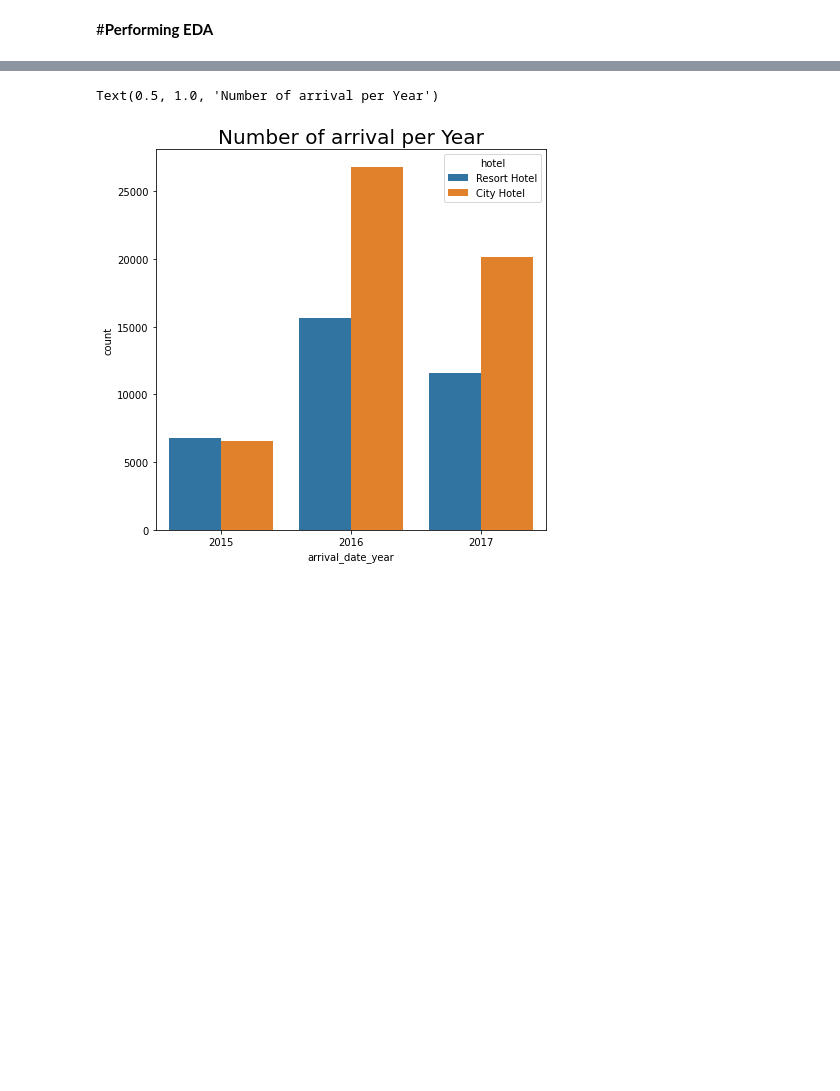
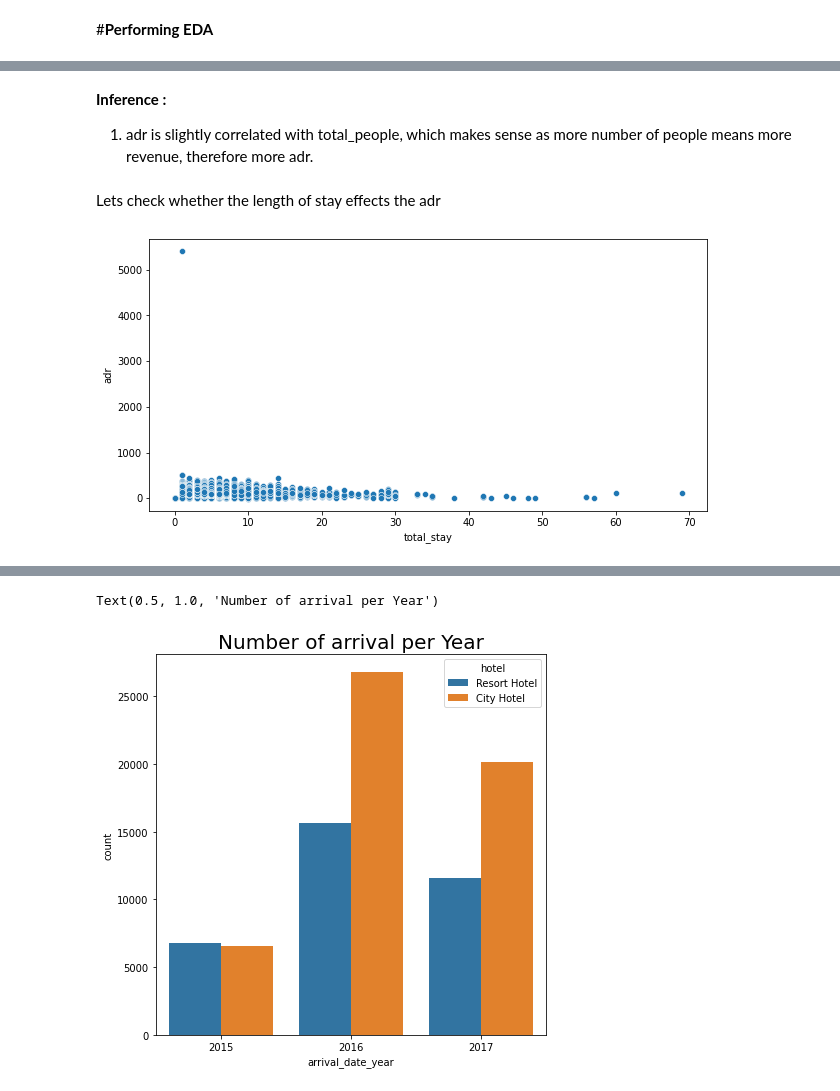
Before and after one commit to rohithv-21/Hotel-booking-analysis, a Jupyter notebook: Hotel_booking_analysis_(Team).ipynb, the cells around one changed output, grey strips where cells are left out. Drawn from its saved outputs; the diff is of its cells as text; code cells hidden in the pictures; blank space fills up the shorter version.

```diff
--- a/Hotel_booking_analysis_(Team).ipynb
+++ b/Hotel_booking_analysis_(Team).ipynb
@@ -290,0 +298,12 @@ reservation_status:
+# %% [markdown]
+
+**Inference :**
+1.   adr is slightly correlated with total_people, which makes sense as more number of people means more revenue, therefore more adr.
+# %% [markdown]
+Lets check whether the length of stay effects the adr
+# %%
+plt.figure(figsize = (10,5))
+sns.scatterplot(y = 'adr', x = 'total_stay', data = df)
+plt.show()
+# %% [output]
+[figure, added]
```
Also changed, not shown: parts of 66 cells of this notebook.
